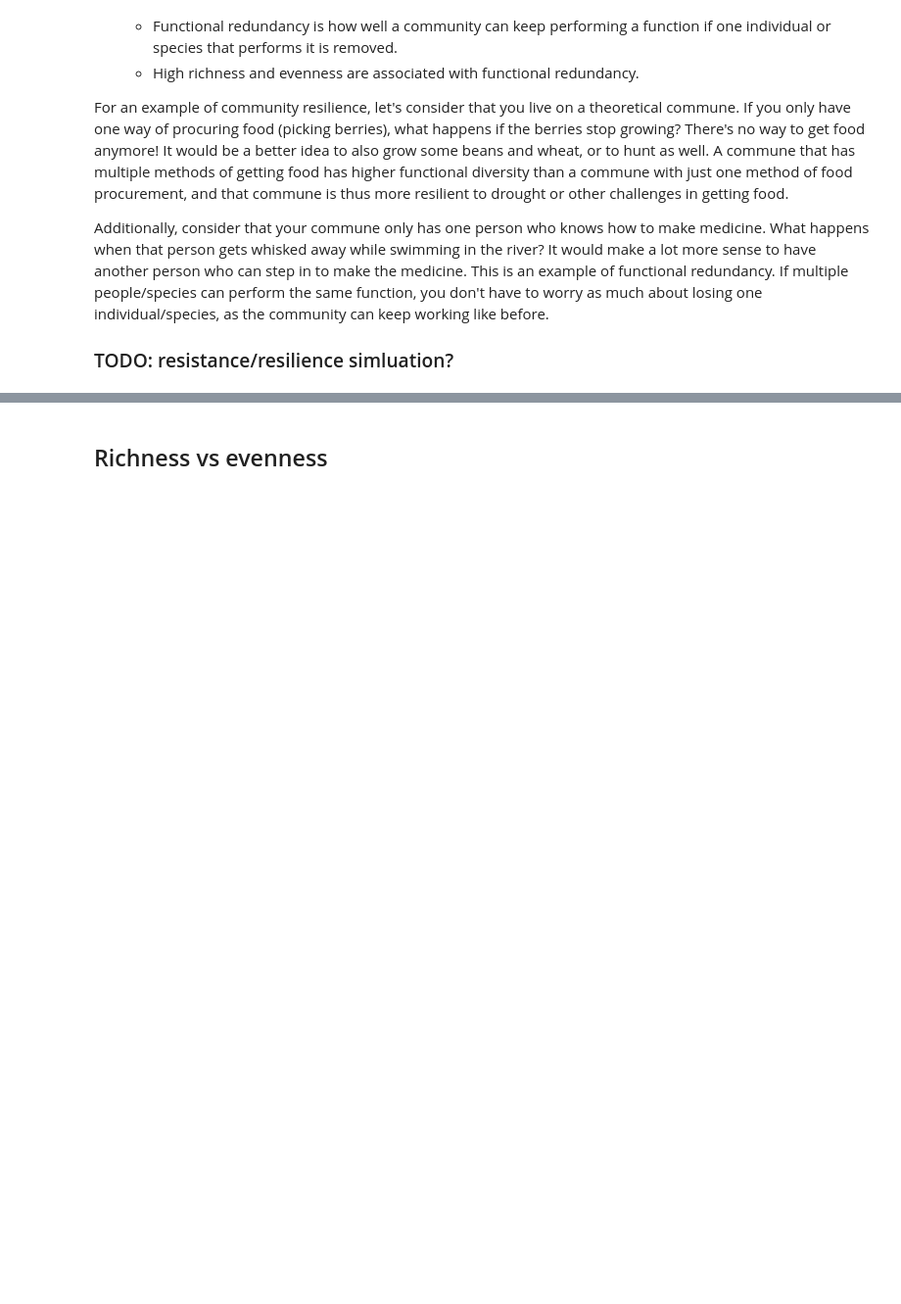
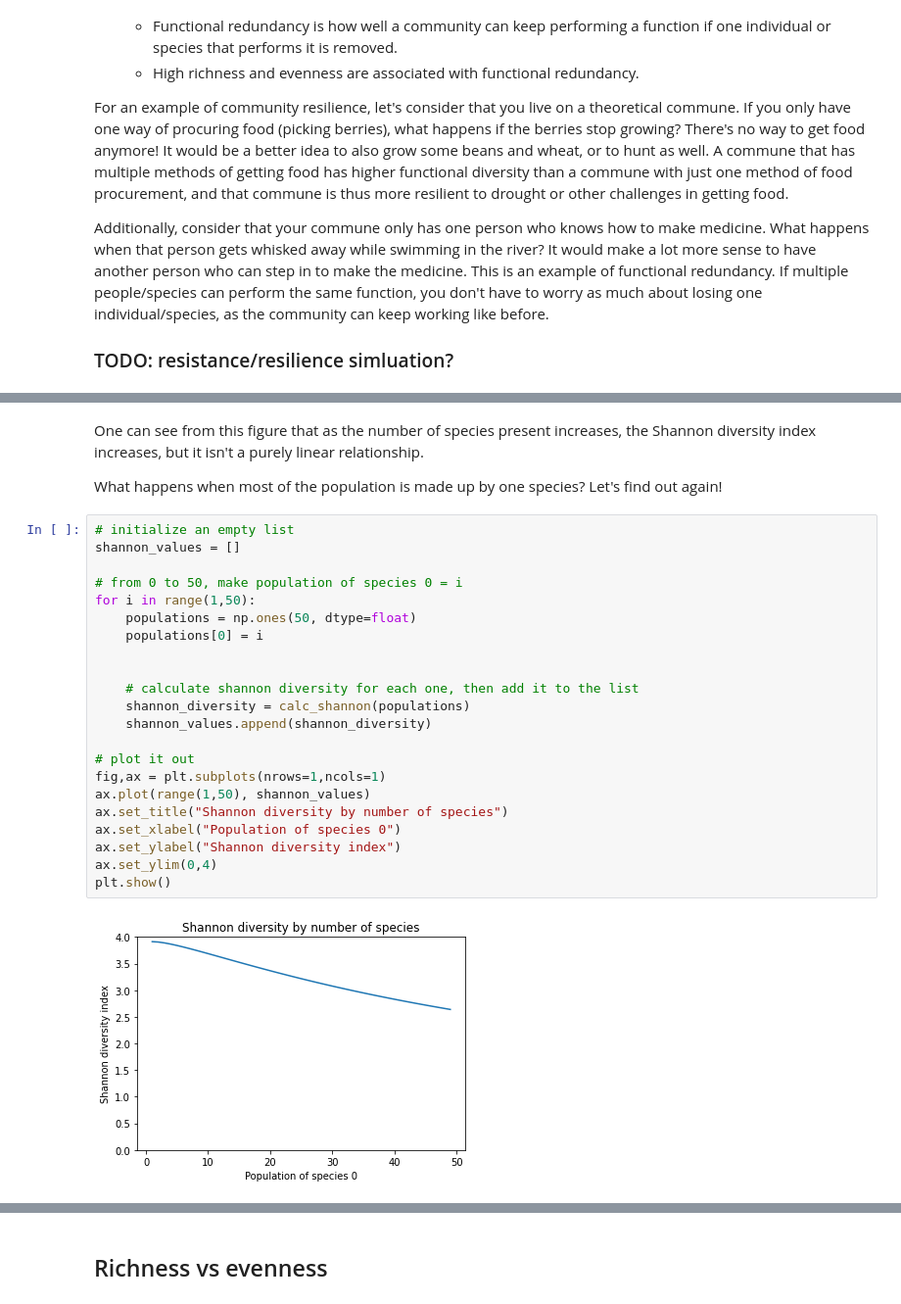
Before and after one commit to sterrettJD/CSCI-6118-Project, a Jupyter notebook: Notebooks/Alpha-diversity.ipynb, the cells around one changed output, grey strips where cells are left out. Shown at 98% size. Cells and saved outputs as stored; diff of their text form; blank space fills up the shorter version.

```diff
--- a/Notebooks/Alpha-diversity.ipynb
+++ b/Notebooks/Alpha-diversity.ipynb
@@ -54,0 +114,28 @@ There are multiple metrics for quantifying alpha diversity. Common metrics inclu
+# %% [markdown]
+One can see from this figure that as the number of species present increases, the Shannon diversity index increases, but it isn't a purely linear relationship.
+
+What happens when most of the population is made up by one species? Let's find out again!
+# %%
+# initialize an empty list
+shannon_values = []
+
+# from 0 to 50, make population of species 0 = i
+for i in range(1,50):
+    populations = np.ones(50, dtype=float)
+    populations[0] = i
+
+
+    # calculate shannon diversity for each one, then add it to the list
+    shannon_diversity = calc_shannon(populations)
+    shannon_values.append(shannon_diversity)
+
+# plot it out
+fig,ax = plt.subplots(nrows=1,ncols=1)
+ax.plot(range(1,50), shannon_values)
+ax.set_title("Shannon diversity by number of species")
+ax.set_xlabel("Population of species 0")
+ax.set_ylabel("Shannon diversity index")
+ax.set_ylim(0,4)
+plt.show()
+# %% [output]
+[figure, added]
```
Also changed, not shown: parts of 7 cells of this notebook.
